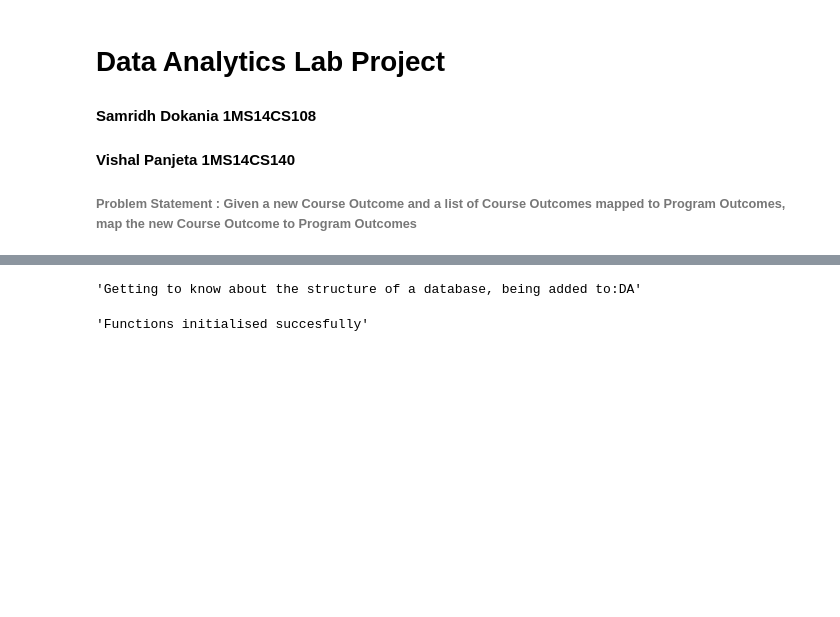
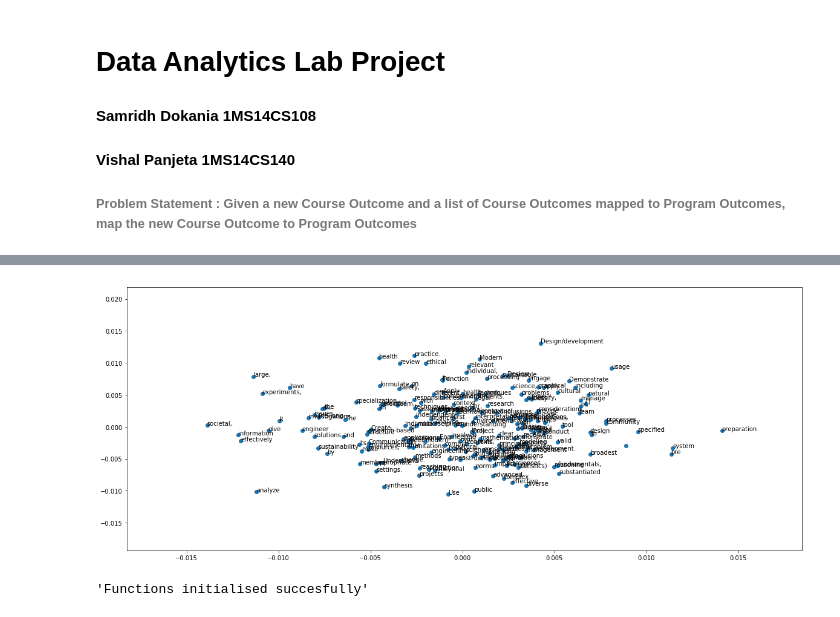
Before and after one commit to VPanjeta/Data-Analytics-Lab, a Jupyter notebook: SimilarityMeasure.ipynb, the cells around one changed output, grey strips where cells are left out. Cells and saved outputs as stored; diff of their text form; code cells hidden in the pictures; blank space fills up the shorter version.

Commit message:
updated for word2vec plot

```diff
--- a/SimilarityMeasure.ipynb
+++ b/SimilarityMeasure.ipynb
@@ -14,21 +20,35 @@ from Outcomes import *
 # %%
-New_CO = "Getting to know about the structure of a database"
+New_CO = "Getting to know about the structure of a DB"
 #^ The new CO
 
-subject = "DA"
+subjects = ["DA"]
 #^ Subject the new CO it is supposed to be mapped to
-
-New_CO + ", being added to:" + subject
+pylab.rcParams['figure.figsize'] = (20,8)
+#New_CO + ", being added to:" + subject
-# %% [output]
-'Getting to know about the structure of a database, being added to:DA'
 # %%
 POs = getPOs()
 #^ Getting the Program Outcomes
-
-COs = getCOs()[subject]
+COs = {}
+for subject in subjects:
+    COs.update(getCOs()[subject])
 #^ Getting the existing Course outcomes of the subject
-
-scoreDict = {}
+sentences = [re.split(r':| ', x) for x in POs] + [x.split() for x in COs.keys()]
+scoreDict, mapped = {}, {}
+# %%
+model = Word2Vec(sentences, min_count=1)
+# fit a 2d PCA model to the vectors
+X = model[model.wv.vocab]
+pca = PCA(n_components=2)
+result = pca.fit_transform(X)
+# create a scatter plot of the projection
+pyplot.scatter(result[:, 0], result[:, 1])
+words = list(model.wv.vocab)[:]
+#words = ["data", "R", "structure", "Engineering"]
+for i, word in enumerate(words):
+	pyplot.annotate(word, xy=(result[i, 0], result[i, 1]))
+pyplot.show()
+# %% [output]
+[figure, added]
 # %%
 def penn_to_wn(tag):
     # Function to change tags of the synsets
```
Also changed, not shown: parts of 4 cells of this notebook.
